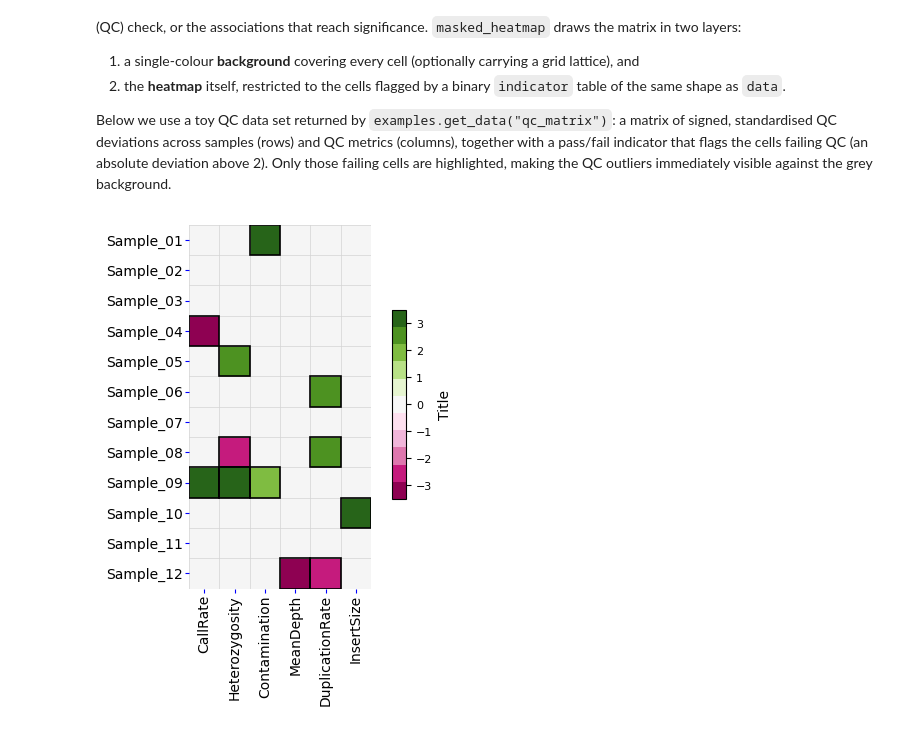
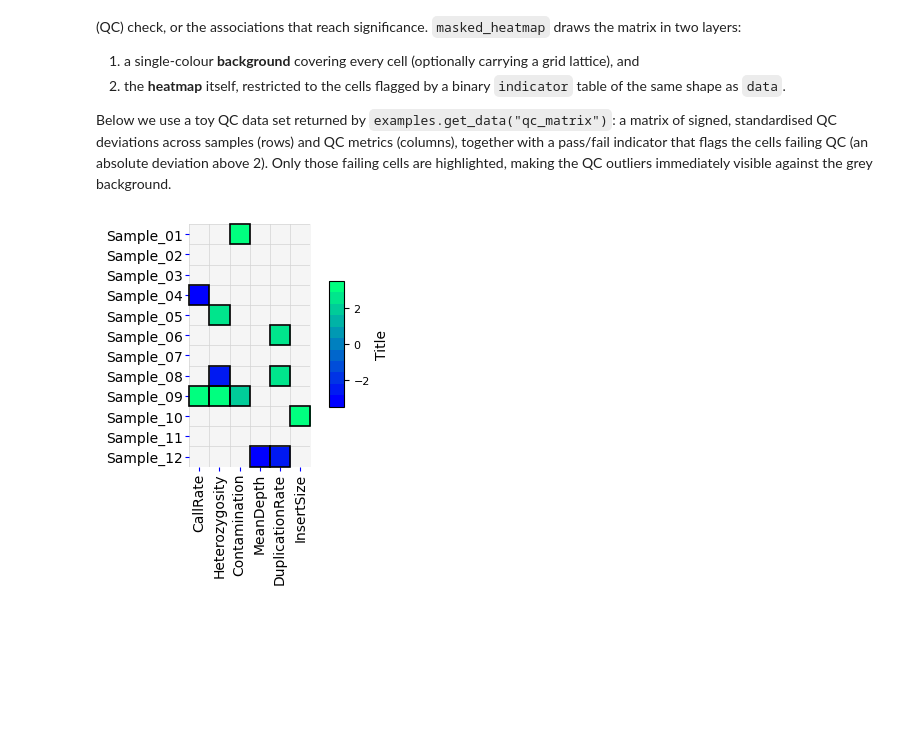
Before and after one commit to afschmidt/plot-misc, a Jupyter notebook: resources/examples/heatmap.ipynb, the cells around one changed output. Drawn from its saved outputs; the diff is of its cells as text; code cells hidden in the pictures; blank space fills up the shorter version.

```diff
--- a/resources/examples/heatmap.ipynb
+++ b/resources/examples/heatmap.ipynb
@@ -120,43 +120,43 @@ Below we use a toy QC data set returned by `examples.get_data("qc_matrix")`: a m
 qc_values, qc_indicator = examples.get_data("qc_matrix")
 
 # diverging colourmap centred on zero (signed QC deviations)
-cmap = plt.get_cmap("PiYG", 11)
+cmap = plt.get_cmap("winter", 11)
 norm = pm_utils.MidpointNormalize(vcenter=0, vmin=-3.5, vmax=3.5)
 
-fig, ax = plt.subplots(1, figsize=(12 * CMTOINCH, 12 * CMTOINCH))
+fig, ax = plt.subplots(1, figsize=(6 * CMTOINCH, 8 * CMTOINCH))
 # location of cbar
-cbar_ax = fig.add_axes([0.75, 0.3, 0.03, 0.4])
+cbar_ax = fig.add_axes([0.85, 0.3, 0.06, 0.4])
 
 # draw only the QC failures (indicator == 1) on a light-grey background
 im, _ = heatmap.masked_heatmap(
     data=qc_values,
     indicator=qc_indicator,
     row_labels=qc_values.index.to_list(),
     col_labels=qc_values.columns.to_list(),
     background_col="whitesmoke",
     background_gridcol="lightgrey",
     background_linewidth=0.5,
     outline_col="black",
     outline_linewidth=1.2,
     outline_zorder=2,
     cmap=cmap,
     norm=norm,
     ax=ax,
 )
 
 # adding cbar
 fig.colorbar(
     mpl.cm.ScalarMappable(norm=norm, cmap=cmap),
     cax=cbar_ax,
     orientation="vertical",
     extend="neither",
 )
 # cbar formatting
 cbar_ax.set_ylabel("Title", fontsize=10, rotation=90, labelpad=4)
 cbar_ax.tick_params(labelsize=8)
 
 # ticks
 im.axes.tick_params(pad=PAD, color=COLB, length=LENT, bottom=True)
 _ = im.axes.set_xticklabels(im.axes.get_xmajorticklabels(), rotation=90, va="center")
 # %% [output]
-[figure, old version]
+[figure, new version]
```
Also changed, not shown: 4 other files.
